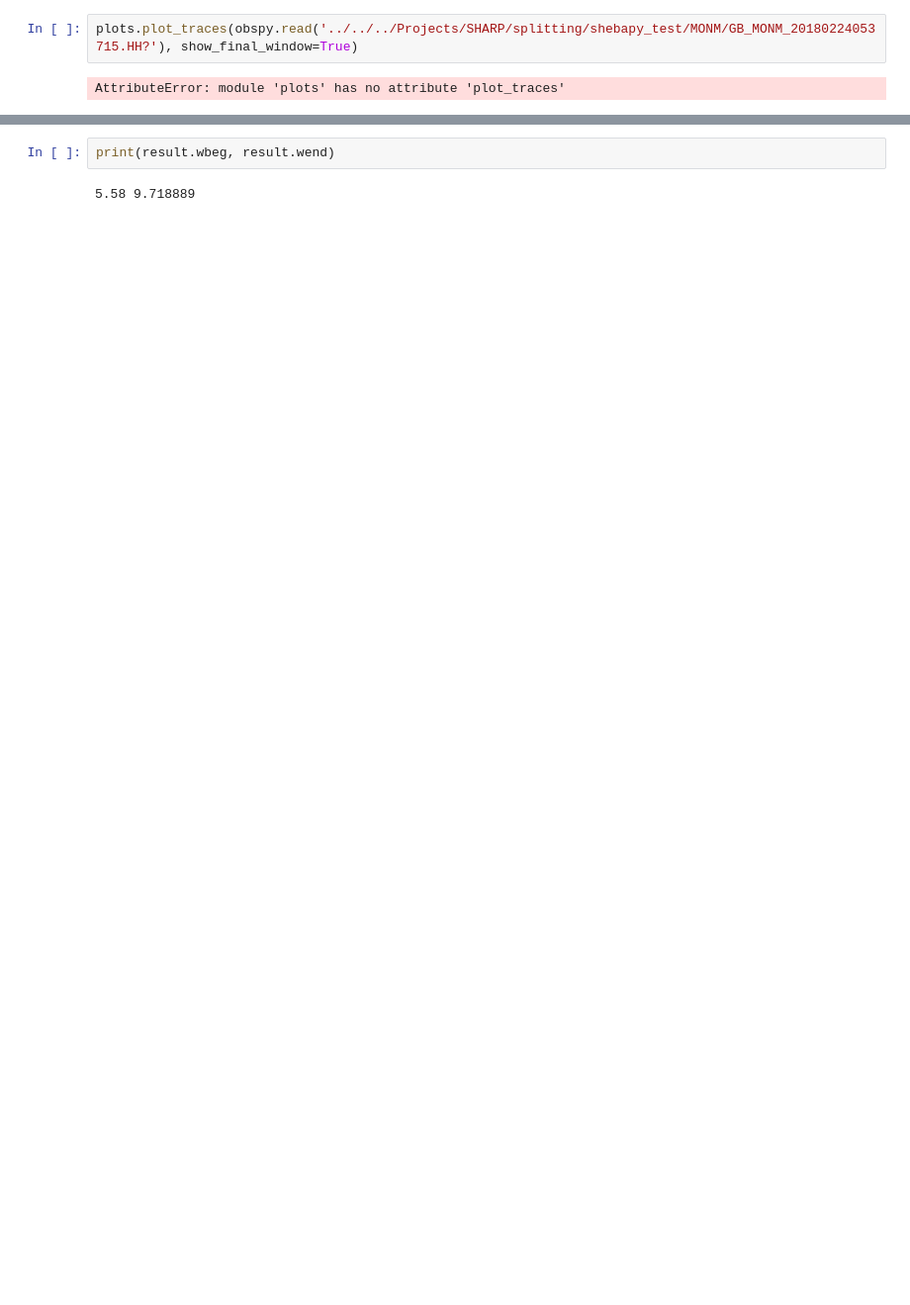
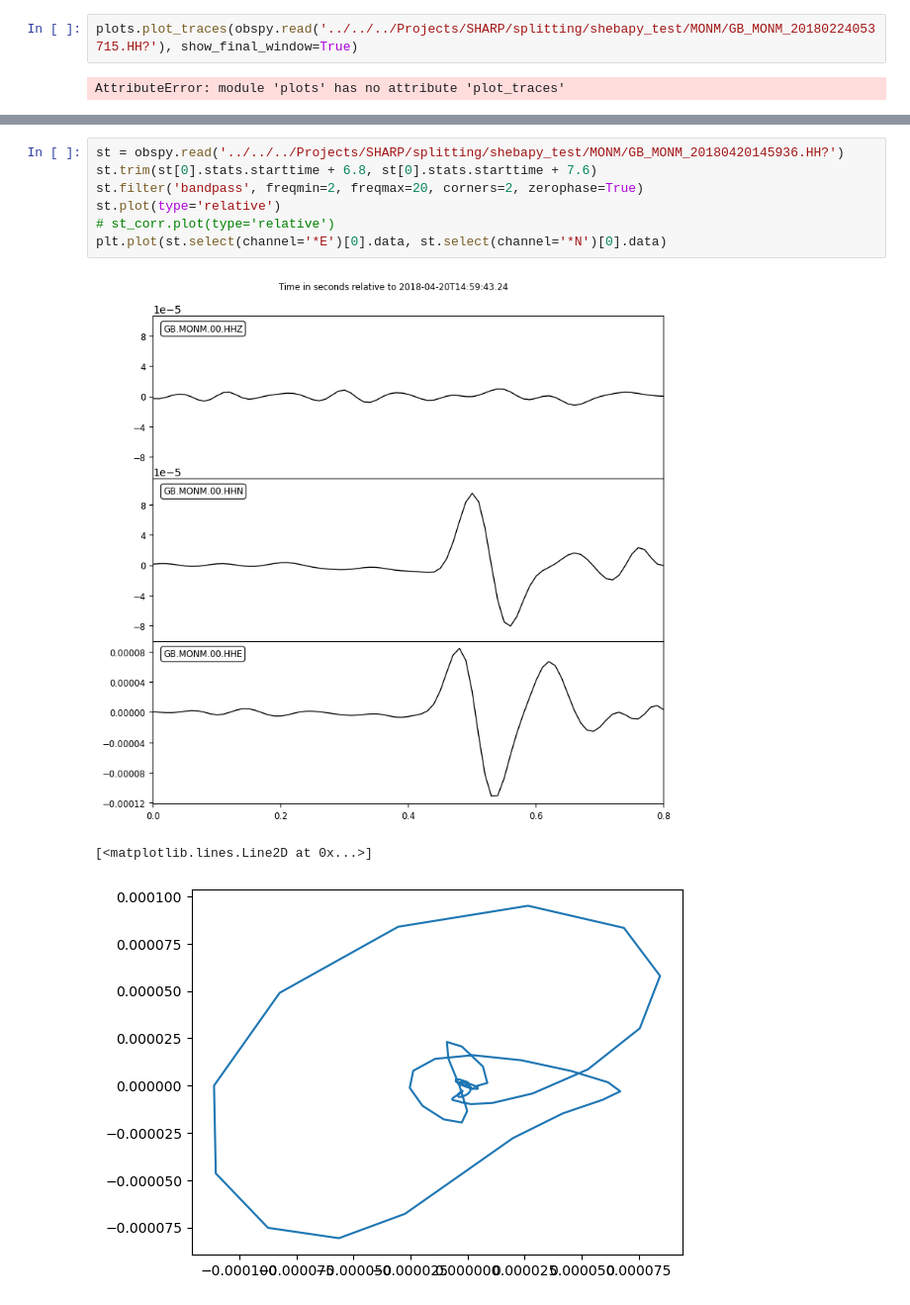
Before and after one commit to Jasplet/shebaPy, a Jupyter notebook: dev/dev_plotting.ipynb, the cells around one changed output, grey strips where cells are left out. Shown at 99% size. Cells and saved outputs as stored; diff of their text form; blank space fills up the shorter version.

```diff
--- a/dev/dev_plotting.ipynb
+++ b/dev/dev_plotting.ipynb
@@ -94,4 +123,11 @@ GB.MONM.00.HHZ | 2018-02-24T05:37:15.150000Z - 2018-02-24T05:37:30.150000Z | 100
-# %%
-print(result.wbeg, result.wend)
-# %% [output]
-5.58 9.718889
+# %%
+st = obspy.read('../../../Projects/SHARP/splitting/shebapy_test/MONM/GB_MONM_20180420145936.HH?')
+st.trim(st[0].stats.starttime + 6.8, st[0].stats.starttime + 7.6)
+st.filter('bandpass', freqmin=2, freqmax=20, corners=2, zerophase=True)
+st.plot(type='relative')
+# st_corr.plot(type='relative')
+plt.plot(st.select(channel='*E')[0].data, st.select(channel='*N')[0].data)
+# %% [output]
+[figure, added]
+[<matplotlib.lines.Line2D at 0x...>]
+[figure, added]
```
Also changed, not shown: parts of 16 cells of this notebook.
